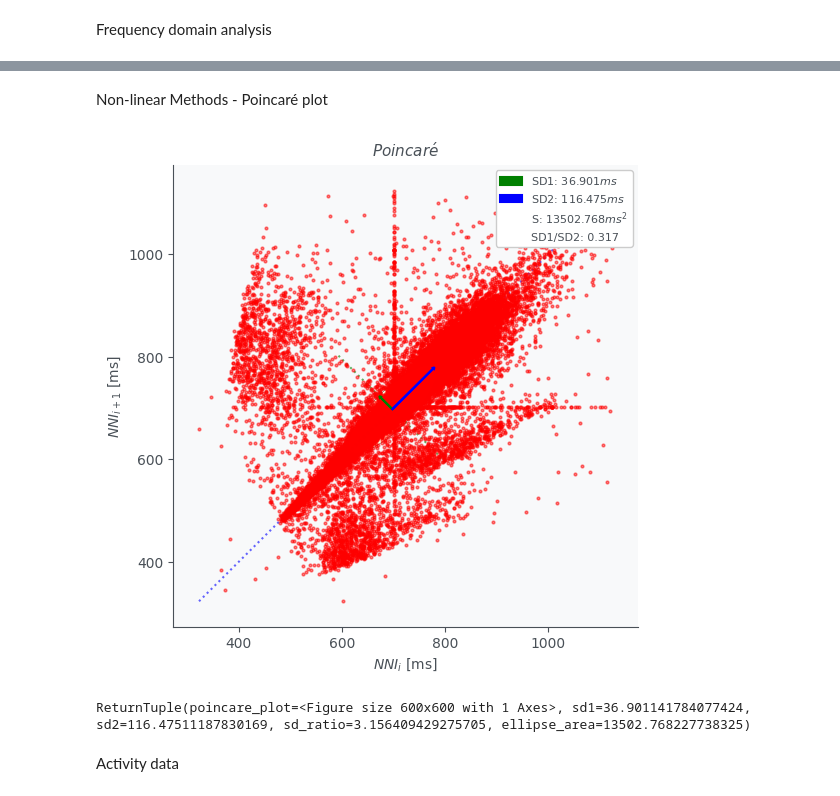
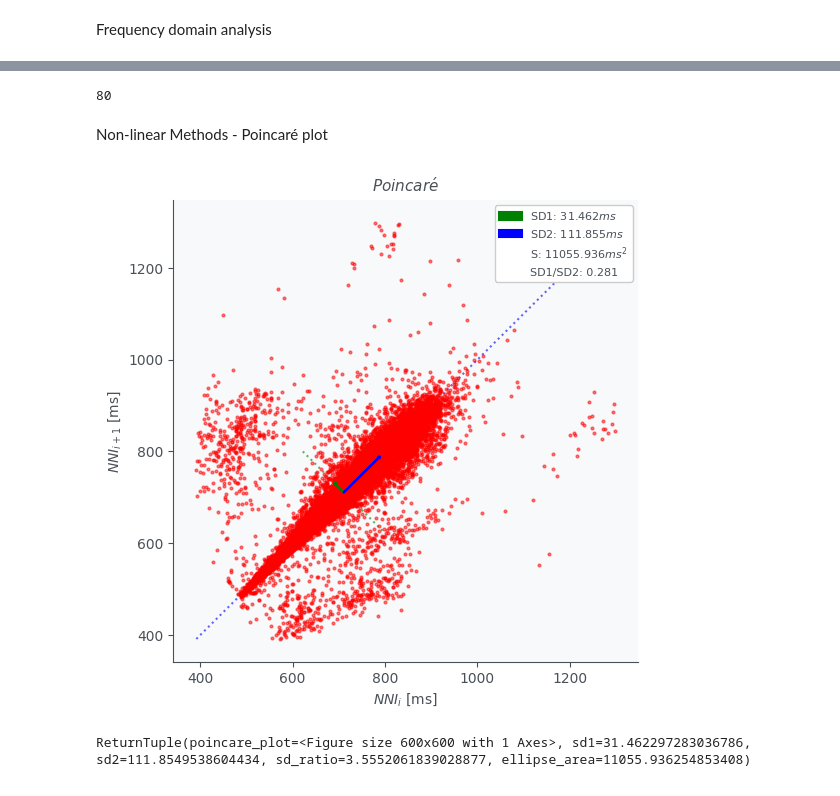
Before and after one commit to GacildaAnne/Thesis-ADHD-HRV, a Jupyter notebook: Thesis_code.ipynb, the cells around one changed output, grey strips where cells are left out. Drawn from its saved outputs; the diff is of its cells as text; code cells hidden in the pictures.

```diff
--- a/Thesis_code.ipynb
+++ b/Thesis_code.ipynb
@@ -913,11 +1046,13 @@ plt.show()
+# %%
+len(Fre_data)
+# %% [output]
+80
 # %% [markdown]
 Non-linear Methods - Poincaré plot
 # %%
 # Trying the pyHRV package
 
-nonlinear.poincare(IBI_corrected, ellipse=True)
+nonlinear.poincare(HRV_1_cor, ellipse=True)
 # %% [output]
-[figure, old version]
+[figure, new version]
-ReturnTuple(poincare_plot=<Figure size 600x600 with 1 Axes>, sd1=36.901141784077424, sd2=116.47511187830169, sd_ratio=3.156409429275705, ellipse_area=13502.768227738325)
+ReturnTuple(poincare_plot=<Figure size 600x600 with 1 Axes>, sd1=31.462297283036786, sd2=111.8549538604434, sd_ratio=3.5552061839028877, ellipse_area=11055.936254853408)
-# %% [markdown]
-Activity data
```
Also changed, not shown: parts of 16 cells of this notebook.
